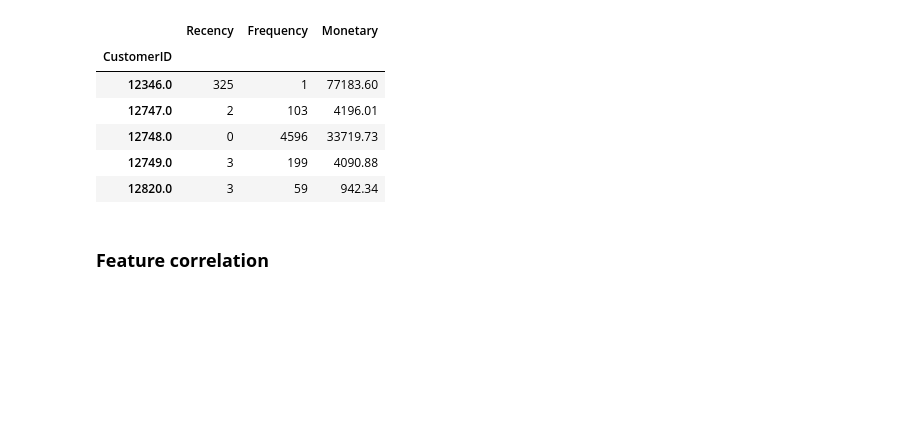
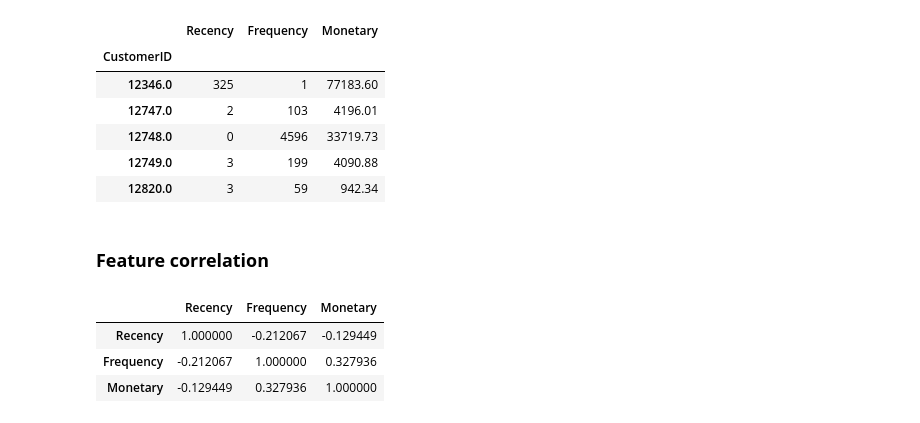
Before and after one commit to BiswajitPaul7/Online-Retail-Customer-Segmentation, a Jupyter notebook: Online_Retail_Customer_Segmentation_Solution_Capstone_Project.ipynb, the cells around one changed output. Saved outputs shown, nothing was run; the diff lists cells and outputs as text; code cells hidden in the pictures; blank space fills up the shorter version.

```diff
--- a/Online_Retail_Customer_Segmentation_Solution_Capstone_Project.ipynb
+++ b/Online_Retail_Customer_Segmentation_Solution_Capstone_Project.ipynb
@@ -590,3 +590,10 @@ rfm_data.head()
 | 12820.0 | 3 | 59 | 942.34 |
 # %% [markdown]
 ### **Feature correlation**
+# %%
+rfm_data.corr()
+# %% [output]
+|  | Recency | Frequency | Monetary |
+| Recency | 1.000000 | -0.212067 | -0.129449 |
+| Frequency | -0.212067 | 1.000000 | 0.327936 |
+| Monetary | -0.129449 | 0.327936 | 1.000000 |
```
Also changed, not shown: parts of 4 cells of this notebook.
